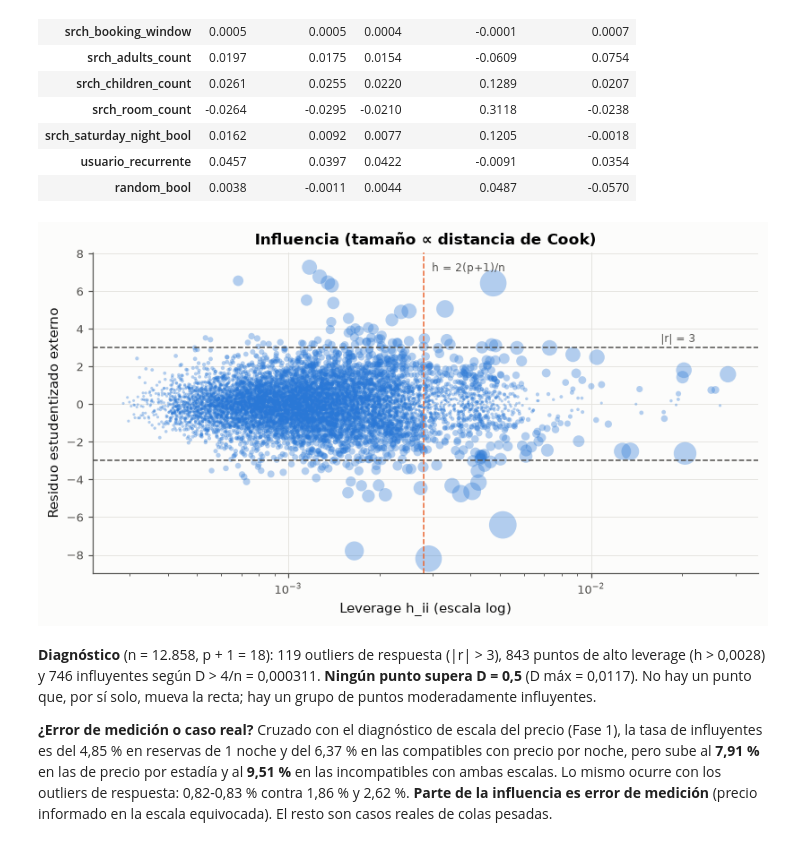
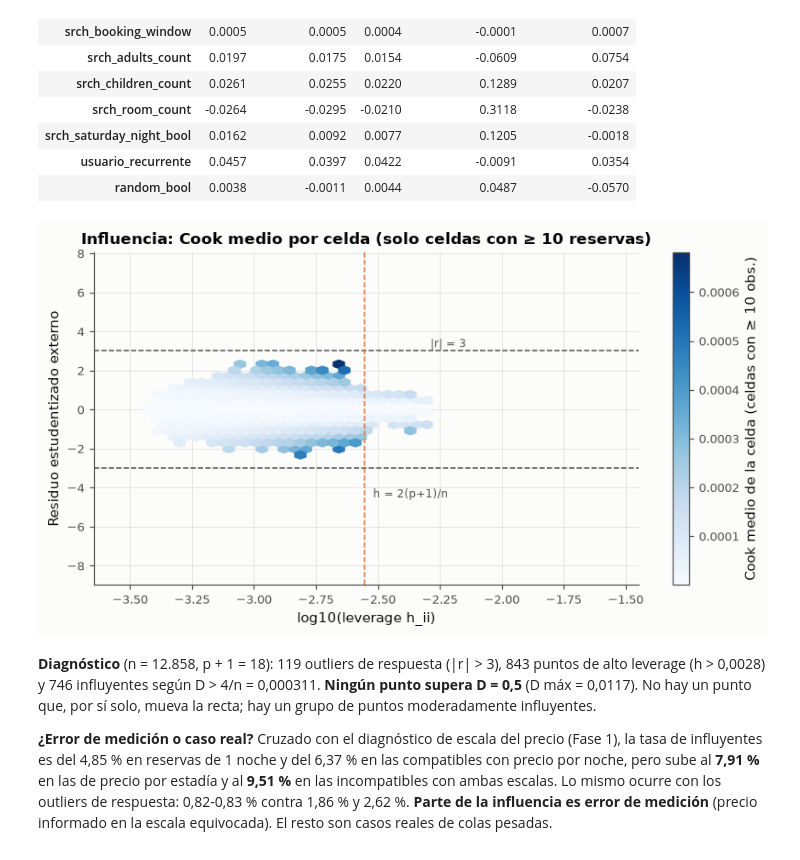
Before and after one commit to verolopezmar/TPI_Estadistica-avanzada-, a Jupyter notebook: notebooks/TP_Integrador_Final.ipynb, the cells around one changed output. Cells and saved outputs as stored; diff of their text form; code cells hidden in the pictures.

```diff
--- a/notebooks/TP_Integrador_Final.ipynb
+++ b/notebooks/TP_Integrador_Final.ipynb
@@ -1283,32 +1286,35 @@ R² MCO sin influyentes: 0.6857 (n = 12112)
 | usuario_recurrente | 0.0457 | 0.0397 | 0.0422 | -0.0091 | 0.0354 |
 | random_bool | 0.0038 | -0.0011 | 0.0044 | 0.0487 | -0.0570 |
 # %%
+# Solo agregados (decisión de Verónica, 12/11): densidad por celdas, sin puntos individuales
 fig, ax = plt.subplots(figsize=(7.5, 4.2))
-tam = 4 + 400 * inf["cook"] / inf["cook"].max()
-ax.scatter(inf["leverage"], inf["r_ext"], s=tam, color=gr.AZUL, alpha=0.35, lw=0)
+hb = ax.hexbin(np.log10(inf["leverage"]), inf["r_ext"], C=inf["cook"], reduce_C_function=np.mean,
+               gridsize=45, cmap=gr.SECUENCIAL, mincnt=10)  # fmt: skip
+fig.colorbar(hb, ax=ax, label="Cook medio de la celda (celdas con ≥ 10 obs.)")
 ax.axhline(3, color=gr.TEXTO_2, ls="--", lw=1)
 ax.axhline(-3, color=gr.TEXTO_2, ls="--", lw=1)
-ax.axvline(2 * k / n_obs, color=gr.NARANJA, ls="--", lw=1)
-ax.annotate("|r| = 3", xy=(inf.leverage.max() * 0.6, 3.3), fontsize=8, color=gr.TEXTO_2)
+ax.axvline(np.log10(2 * k / n_obs), color=gr.NARANJA, ls="--", lw=1)
+ax.annotate(
+    "|r| = 3", xy=(np.log10(inf.leverage).quantile(0.99), 3.2), fontsize=8, color=gr.TEXTO_2
+)
 ax.annotate(
     "h = 2(p+1)/n",
-    xy=(2 * k / n_obs, inf.r_ext.max() * 0.97),
+    xy=(np.log10(2 * k / n_obs), -4.5),
     xytext=(6, 0),
     textcoords="offset points",
     fontsize=8,
     color=gr.TEXTO_2,
 )
 ax.set(
-    xscale="log",
-    xlabel="Leverage h_ii (escala log)",
+    xlabel="log10(leverage h_ii)",
     ylabel="Residuo estudentizado externo",
-    title="Influencia (tamaño ∝ distancia de Cook)",
+    title="Influencia: Cook medio por celda (solo celdas con ≥ 10 reservas)",
 )
 fig.tight_layout()
 gr.guardar(fig, "f2_influencia")
 plt.show()
 # %% [output]
-[figure, old version]
+[figure, new version]
 # %% [markdown]
 **Diagnóstico** (n = 12.858, p + 1 = 18): 119 outliers de respuesta (|r| > 3), 843 puntos de alto
 leverage (h > 0,0028) y 746 influyentes según D > 4/n = 0,000311. **Ningún punto supera
```
Also changed, not shown: parts of 28 cells of this notebook, 26 other files.
